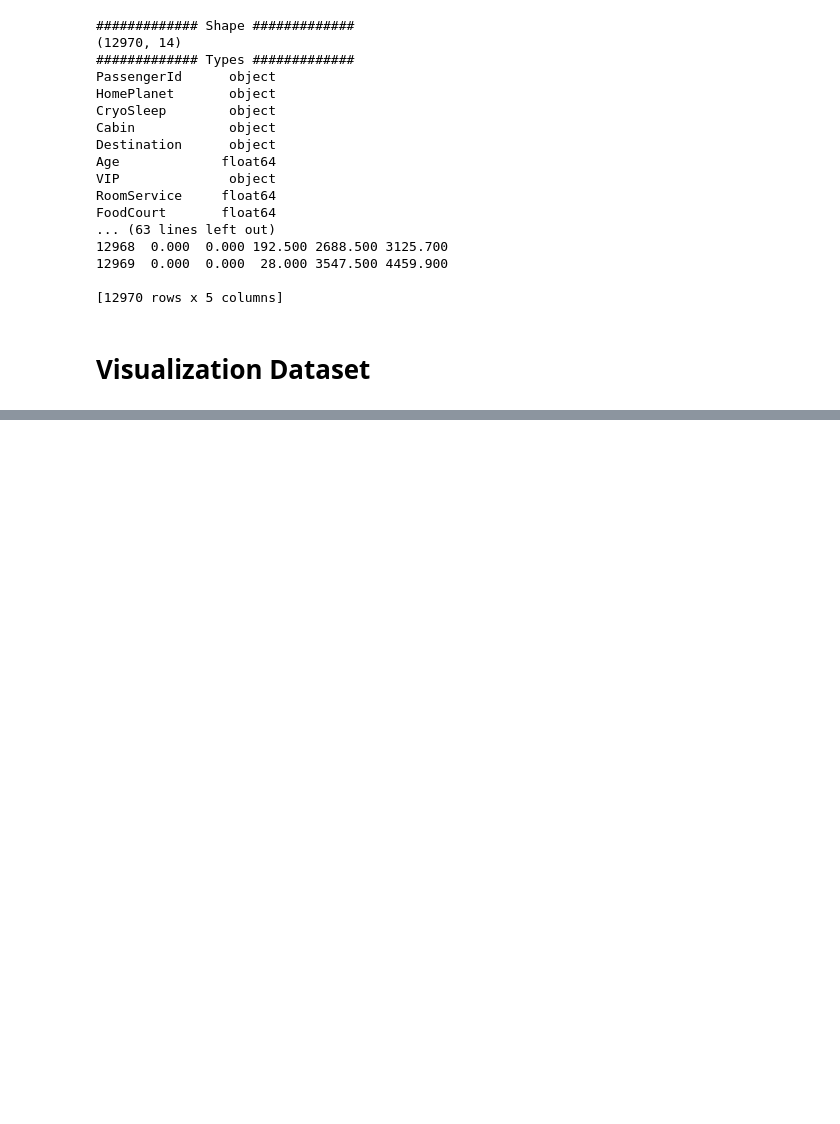
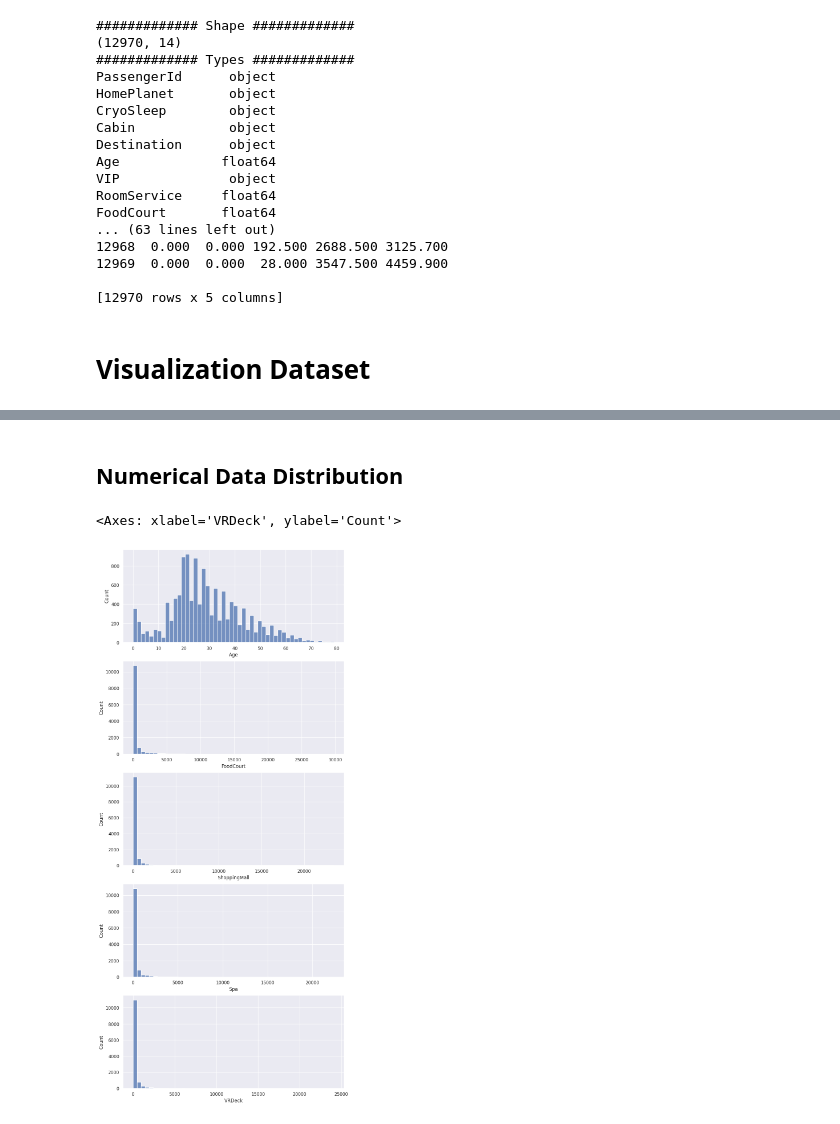
Before and after one commit to Aisuko/notebooks, a Jupyter notebook: competition/titanic-spaceship-with-tf-decision-forest.ipynb, the cells around one changed output, grey strips where cells are left out. Cells and saved outputs as stored; diff of their text form; code cells hidden in the pictures; blank space fills up the shorter version.

```diff
--- a/competition/titanic-spaceship-with-tf-decision-forest.ipynb
+++ b/competition/titanic-spaceship-with-tf-decision-forest.ipynb
@@ -203,0 +149,14 @@ ValueError: could not convert string to float: 'G/3/S'
+# %% [markdown]
+## Numerical Data Distribution
+# %%
+fig,ax=plt.subplots(5,1, figsize=(10,10))
+plt.subplots_adjust(top=2)
+
+sns.histplot(df['Age'], color='b', bins=50, ax=ax[0])
+sns.histplot(df['FoodCourt'], color='b', bins=50, ax=ax[1])
+sns.histplot(df['ShoppingMall'], color='b', bins=50, ax=ax[2])
+sns.histplot(df['Spa'], color='b', bins=50, ax=ax[3])
+sns.histplot(df['VRDeck'], color='b', bins=50, ax=ax[4])
+# %% [output]
+<Axes: xlabel='VRDeck', ylabel='Count'>
+[figure, added]
```
Also changed, not shown: parts of 14 cells of this notebook.
